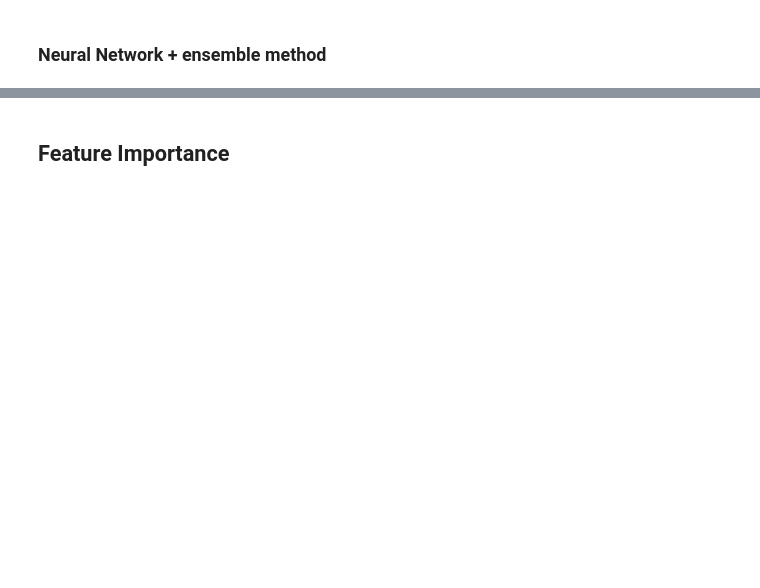
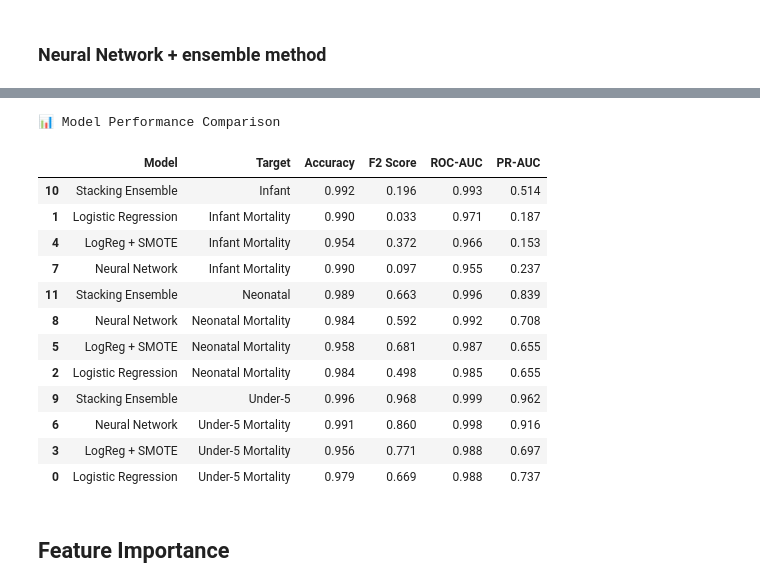
Before and after one commit to tingly-amua/Under5-Mortality-Model, a Jupyter notebook: Modelling.ipynb, the cells around one changed output, grey strips where cells are left out. Cells and saved outputs as stored; diff of their text form; code cells hidden in the pictures; blank space fills up the shorter version.

```diff
--- a/Modelling.ipynb
+++ b/Modelling.ipynb
@@ -817,2 +876,31 @@ weighted avg       0.99      0.99      0.99      3906
+# %%
+# ======= Final Model Comparison =======
+results_df = pd.DataFrame(results)
+
+results_df = results_df.sort_values(by=["Target", "ROC-AUC"], ascending=[True, False])
+
+results_df.style.set_caption("📊 Model Performance Comparison") \
+    .format({
+        "Accuracy": "{:.3f}",
+        "F2 Score": "{:.3f}",
+        "ROC-AUC": "{:.3f}",
+        "PR-AUC": "{:.3f}"
+    }) \
+    .highlight_max(subset=["F2 Score", "ROC-AUC", "PR-AUC"], color="lightgreen")
+# %% [output]
+📊 Model Performance Comparison
+|  | Model | Target | Accuracy | F2 Score | ROC-AUC | PR-AUC |
+| 10 | Stacking Ensemble | Infant | 0.992 | 0.196 | 0.993 | 0.514 |
+| 1 | Logistic Regression | Infant Mortality | 0.990 | 0.033 | 0.971 | 0.187 |
+| 4 | LogReg + SMOTE | Infant Mortality | 0.954 | 0.372 | 0.966 | 0.153 |
+| 7 | Neural Network | Infant Mortality | 0.990 | 0.097 | 0.955 | 0.237 |
+| 11 | Stacking Ensemble | Neonatal | 0.989 | 0.663 | 0.996 | 0.839 |
+| 8 | Neural Network | Neonatal Mortality | 0.984 | 0.592 | 0.992 | 0.708 |
+| 5 | LogReg + SMOTE | Neonatal Mortality | 0.958 | 0.681 | 0.987 | 0.655 |
+| 2 | Logistic Regression | Neonatal Mortality | 0.984 | 0.498 | 0.985 | 0.655 |
+| 9 | Stacking Ensemble | Under-5 | 0.996 | 0.968 | 0.999 | 0.962 |
+| 6 | Neural Network | Under-5 Mortality | 0.991 | 0.860 | 0.998 | 0.916 |
+| 3 | LogReg + SMOTE | Under-5 Mortality | 0.956 | 0.771 | 0.988 | 0.697 |
+| 0 | Logistic Regression | Under-5 Mortality | 0.979 | 0.669 | 0.988 | 0.737 |
 # %% [markdown]
 ## Feature Importance
```
Also changed, not shown: parts of 15 cells of this notebook.
